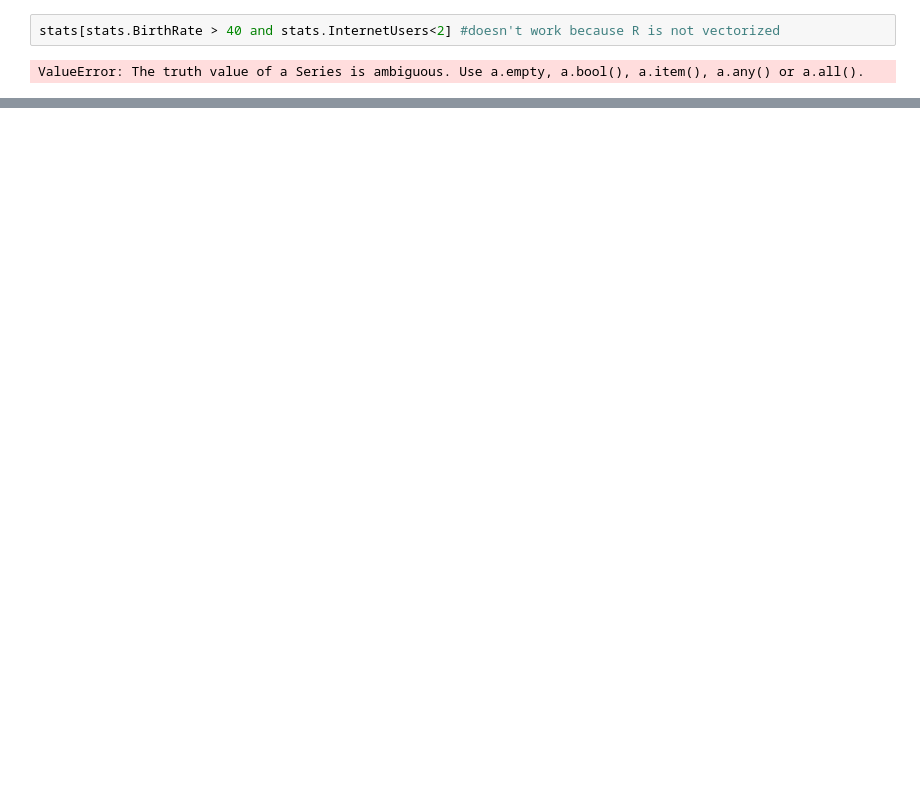
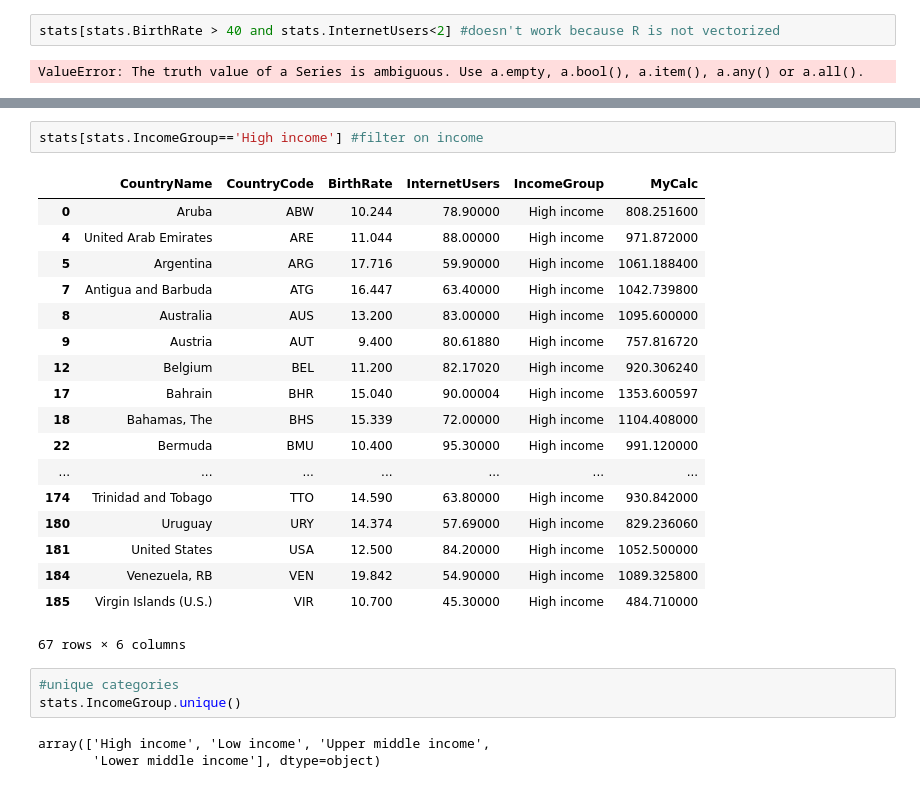
Before and after one commit to klimantje/PythonProgrammingCourse, a Jupyter notebook: Data import and exploring in python.ipynb, the cells around one changed output, grey strips where cells are left out. Cells and saved outputs as stored; diff of their text form; blank space fills up the shorter version.

```diff
--- a/Data import and exploring in python.ipynb
+++ b/Data import and exploring in python.ipynb
@@ -383,0 +315,27 @@ ValueError: The truth value of a Series is ambiguous. Use a.empty, a.bool(), a.i
+# %%
+stats[stats.IncomeGroup=='High income'] #filter on income
+# %% [output]
+|  | CountryName | CountryCode | BirthRate | InternetUsers | IncomeGroup | MyCalc |
+| 0 | Aruba | ABW | 10.244 | 78.90000 | High income | 808.251600 |
+| 4 | United Arab Emirates | ARE | 11.044 | 88.00000 | High income | 971.872000 |
+| 5 | Argentina | ARG | 17.716 | 59.90000 | High income | 1061.188400 |
+| 7 | Antigua and Barbuda | ATG | 16.447 | 63.40000 | High income | 1042.739800 |
+| 8 | Australia | AUS | 13.200 | 83.00000 | High income | 1095.600000 |
+| 9 | Austria | AUT | 9.400 | 80.61880 | High income | 757.816720 |
+| 12 | Belgium | BEL | 11.200 | 82.17020 | High income | 920.306240 |
+| 17 | Bahrain | BHR | 15.040 | 90.00004 | High income | 1353.600597 |
+| 18 | Bahamas, The | BHS | 15.339 | 72.00000 | High income | 1104.408000 |
+| 22 | Bermuda | BMU | 10.400 | 95.30000 | High income | 991.120000 |
+| ... | ... | ... | ... | ... | ... | ... |
+| 174 | Trinidad and Tobago | TTO | 14.590 | 63.80000 | High income | 930.842000 |
+| 180 | Uruguay | URY | 14.374 | 57.69000 | High income | 829.236060 |
+| 181 | United States | USA | 12.500 | 84.20000 | High income | 1052.500000 |
+| 184 | Venezuela, RB | VEN | 19.842 | 54.90000 | High income | 1089.325800 |
+| 185 | Virgin Islands (U.S.) | VIR | 10.700 | 45.30000 | High income | 484.710000 |
+67 rows × 6 columns
+# %%
+#unique categories
+stats.IncomeGroup.unique()
+# %% [output]
+array(['High income', 'Low income', 'Upper middle income',
+       'Lower middle income'], dtype=object)
```
Also changed, not shown: parts of 22 cells of this notebook.
